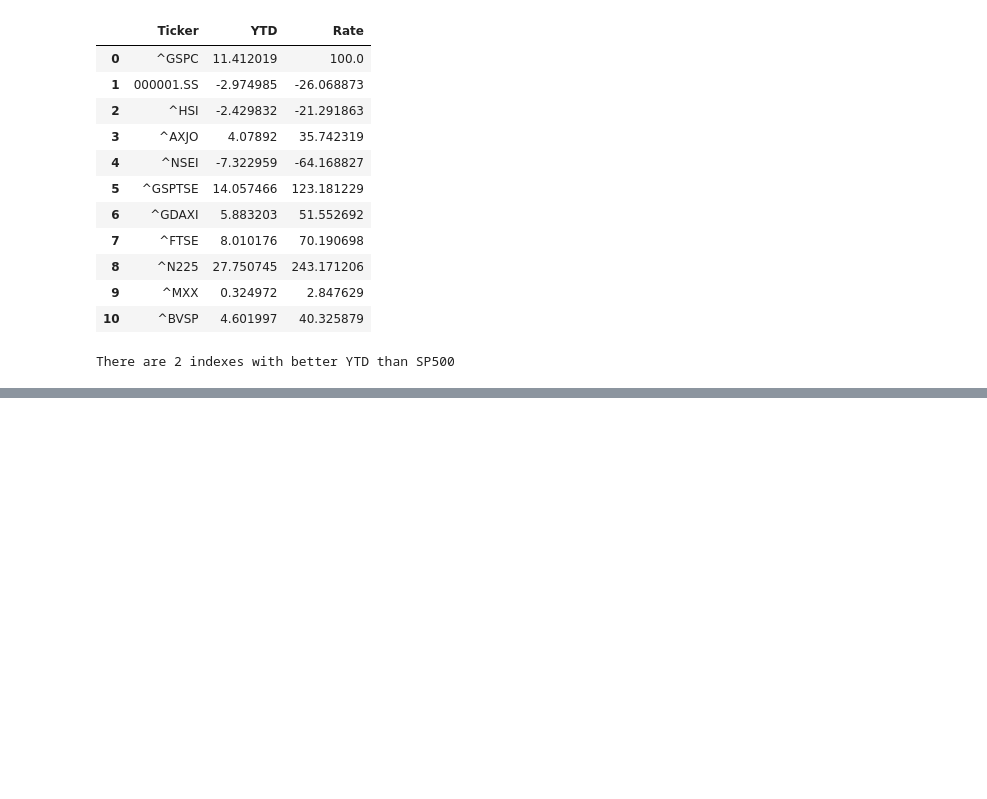
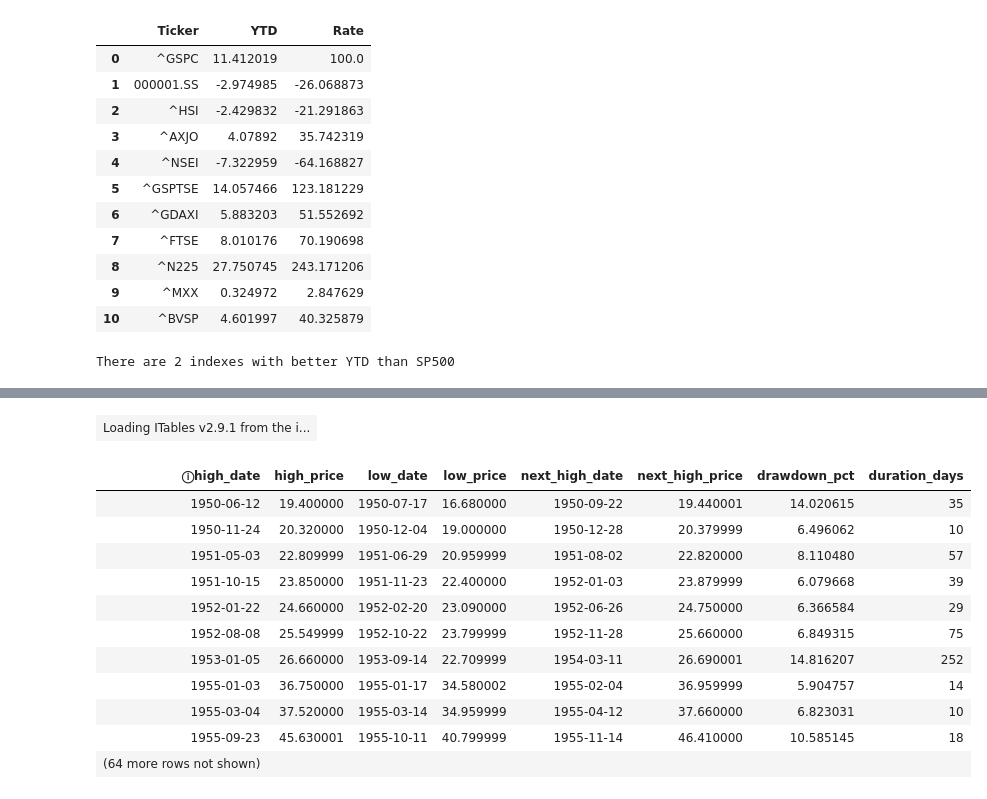
Before and after one commit to luissalgueiro/Stock-Markets-Analytics-Zoomcamp-2026, a Jupyter notebook: homework1/hw1.ipynb, the cells around one changed output, grey strips where cells are left out. Cells and saved outputs as stored; diff of their text form; code cells hidden in the pictures; blank space fills up the shorter version.

```diff
--- a/homework1/hw1.ipynb
+++ b/homework1/hw1.ipynb
@@ -261,0 +418,7 @@ data.head()
+# %%
+corrections_df["drawdown_pct"] = (
+    (corrections_df["high_price"] -
+     corrections_df["low_price"])
+    / corrections_df["high_price"]
+    * 100
+)
@@ -261,0 +590,16 @@ data.head()
+# %%
+corrections_5
+# %% [output]
+| Loading ITables v2.9.1 from the i... |
+| ⓘhigh_date | high_price | low_date | low_price | next_high_date | next_high_price | drawdown_pct | duration_days |
+| 1950-06-12 | 19.400000 | 1950-07-17 | 16.680000 | 1950-09-22 | 19.440001 | 14.020615 | 35 |
+| 1950-11-24 | 20.320000 | 1950-12-04 | 19.000000 | 1950-12-28 | 20.379999 | 6.496062 | 10 |
+| 1951-05-03 | 22.809999 | 1951-06-29 | 20.959999 | 1951-08-02 | 22.820000 | 8.110480 | 57 |
+| 1951-10-15 | 23.850000 | 1951-11-23 | 22.400000 | 1952-01-03 | 23.879999 | 6.079668 | 39 |
+| 1952-01-22 | 24.660000 | 1952-02-20 | 23.090000 | 1952-06-26 | 24.750000 | 6.366584 | 29 |
+| 1952-08-08 | 25.549999 | 1952-10-22 | 23.799999 | 1952-11-28 | 25.660000 | 6.849315 | 75 |
+| 1953-01-05 | 26.660000 | 1953-09-14 | 22.709999 | 1954-03-11 | 26.690001 | 14.816207 | 252 |
+| 1955-01-03 | 36.750000 | 1955-01-17 | 34.580002 | 1955-02-04 | 36.959999 | 5.904757 | 14 |
+| 1955-03-04 | 37.520000 | 1955-03-14 | 34.959999 | 1955-04-12 | 37.660000 | 6.823031 | 10 |
+| 1955-09-23 | 45.630001 | 1955-10-11 | 40.799999 | 1955-11-14 | 46.410000 | 10.585145 | 18 |
+| (64 more rows not shown) |  |  |  |  |  |  |  |
```
Also changed, not shown: parts of 20 cells of this notebook.
